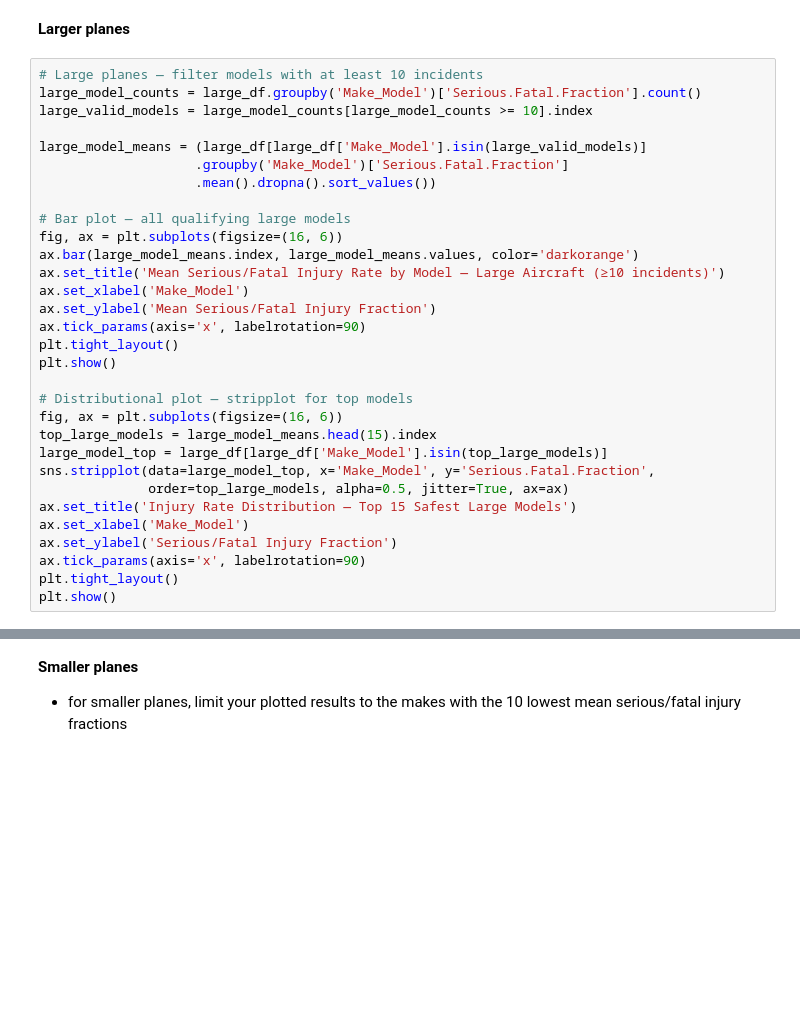
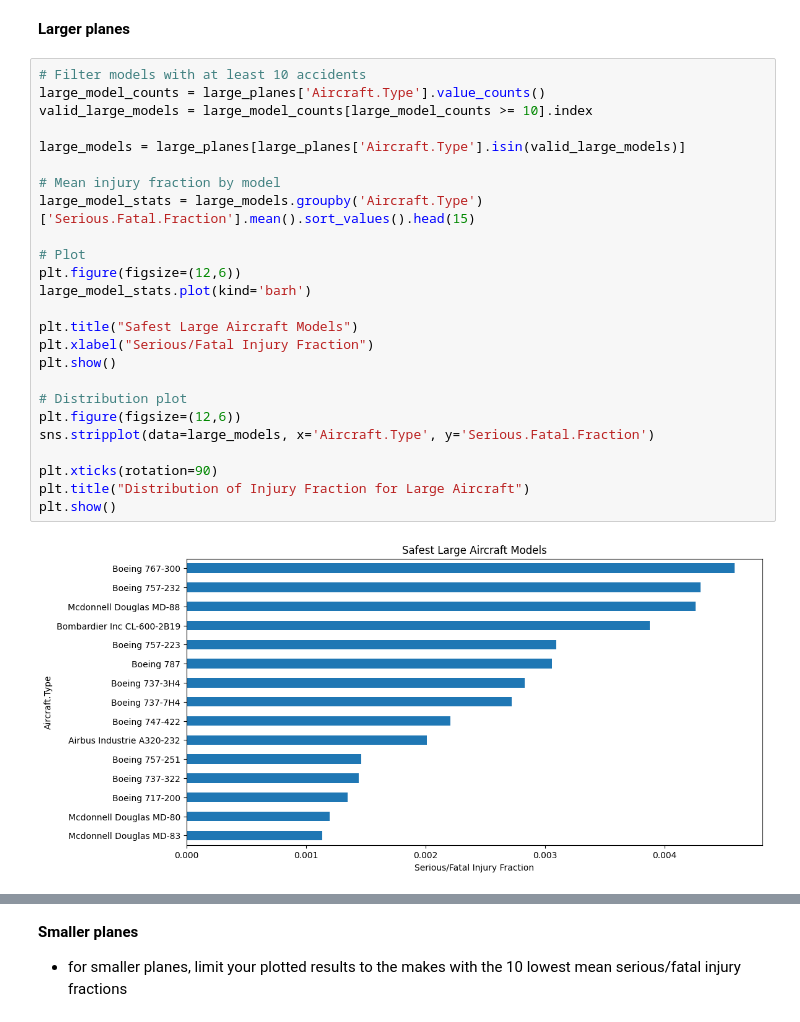
Before and after one commit to sangchepkirui/Aviation-accidents-and-data-cleaning-, a Jupyter notebook: Aviation_Accidents_Data_Analysis.ipynb, the cells around one changed output, grey strips where cells are left out. Saved outputs shown, nothing was run; the diff lists cells and outputs as text; blank space fills up the shorter version.

```diff
--- a/Aviation_Accidents_Data_Analysis.ipynb
+++ b/Aviation_Accidents_Data_Analysis.ipynb
@@ -157,33 +213,29 @@ print("\nLarge aircraft — lowest destruction rates:\n", large_destroyed)
 # %% [markdown]
 **Larger planes**
 # %%
-# Large planes — filter models with at least 10 incidents
-large_model_counts = large_df.groupby('Make_Model')['Serious.Fatal.Fraction'].count()
-large_valid_models = large_model_counts[large_model_counts >= 10].index
+# Filter models with at least 10 accidents
+large_model_counts = large_planes['Aircraft.Type'].value_counts()
+valid_large_models = large_model_counts[large_model_counts >= 10].index
 
-large_model_means = (large_df[large_df['Make_Model'].isin(large_valid_models)]
-                    .groupby('Make_Model')['Serious.Fatal.Fraction']
-                    .mean().dropna().sort_values())
+large_models = large_planes[large_planes['Aircraft.Type'].isin(valid_large_models)]
 
-# Bar plot — all qualifying large models
-fig, ax = plt.subplots(figsize=(16, 6))
-ax.bar(large_model_means.index, large_model_means.values, color='darkorange')
-ax.set_title('Mean Serious/Fatal Injury Rate by Model — Large Aircraft (≥10 incidents)')
-ax.set_xlabel('Make_Model')
-ax.set_ylabel('Mean Serious/Fatal Injury Fraction')
-ax.tick_params(axis='x', labelrotation=90)
-plt.tight_layout()
+# Mean injury fraction by model
+large_model_stats = large_models.groupby('Aircraft.Type')['Serious.Fatal.Fraction'].mean().sort_values().head(15)
+
+# Plot
+plt.figure(figsize=(12,6))
+large_model_stats.plot(kind='barh')
+
+plt.title("Safest Large Aircraft Models")
+plt.xlabel("Serious/Fatal Injury Fraction")
 plt.show()
 
-# Distributional plot — stripplot for top models
-fig, ax = plt.subplots(figsize=(16, 6))
-top_large_models = large_model_means.head(15).index
-large_model_top = large_df[large_df['Make_Model'].isin(top_large_models)]
-sns.stripplot(data=large_model_top, x='Make_Model', y='Serious.Fatal.Fraction',
-              order=top_large_models, alpha=0.5, jitter=True, ax=ax)
-ax.set_title('Injury Rate Distribution — Top 15 Safest Large Models')
-ax.set_xlabel('Make_Model')
-ax.set_ylabel('Serious/Fatal Injury Fraction')
-ax.tick_params(axis='x', labelrotation=90)
-plt.tight_layout()
+# Distribution plot
+plt.figure(figsize=(12,6))
+sns.stripplot(data=large_models, x='Aircraft.Type', y='Serious.Fatal.Fraction')
+
+plt.xticks(rotation=90)
+plt.title("Distribution of Injury Fraction for Large Aircraft")
 plt.show()
+# %% [output]
+[figure, added]
```
Also changed, not shown: parts of 13 cells of this notebook, 1 other file.
